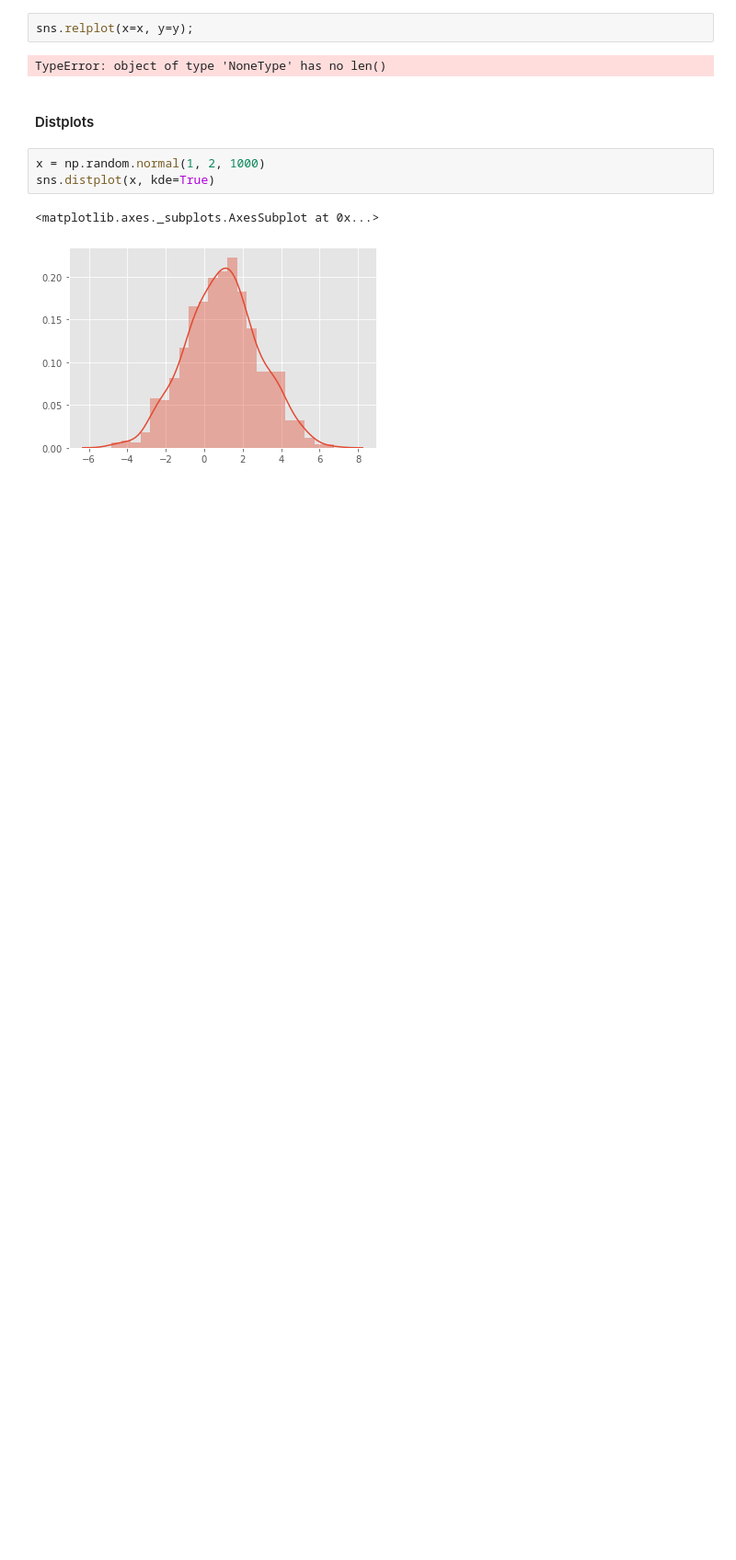
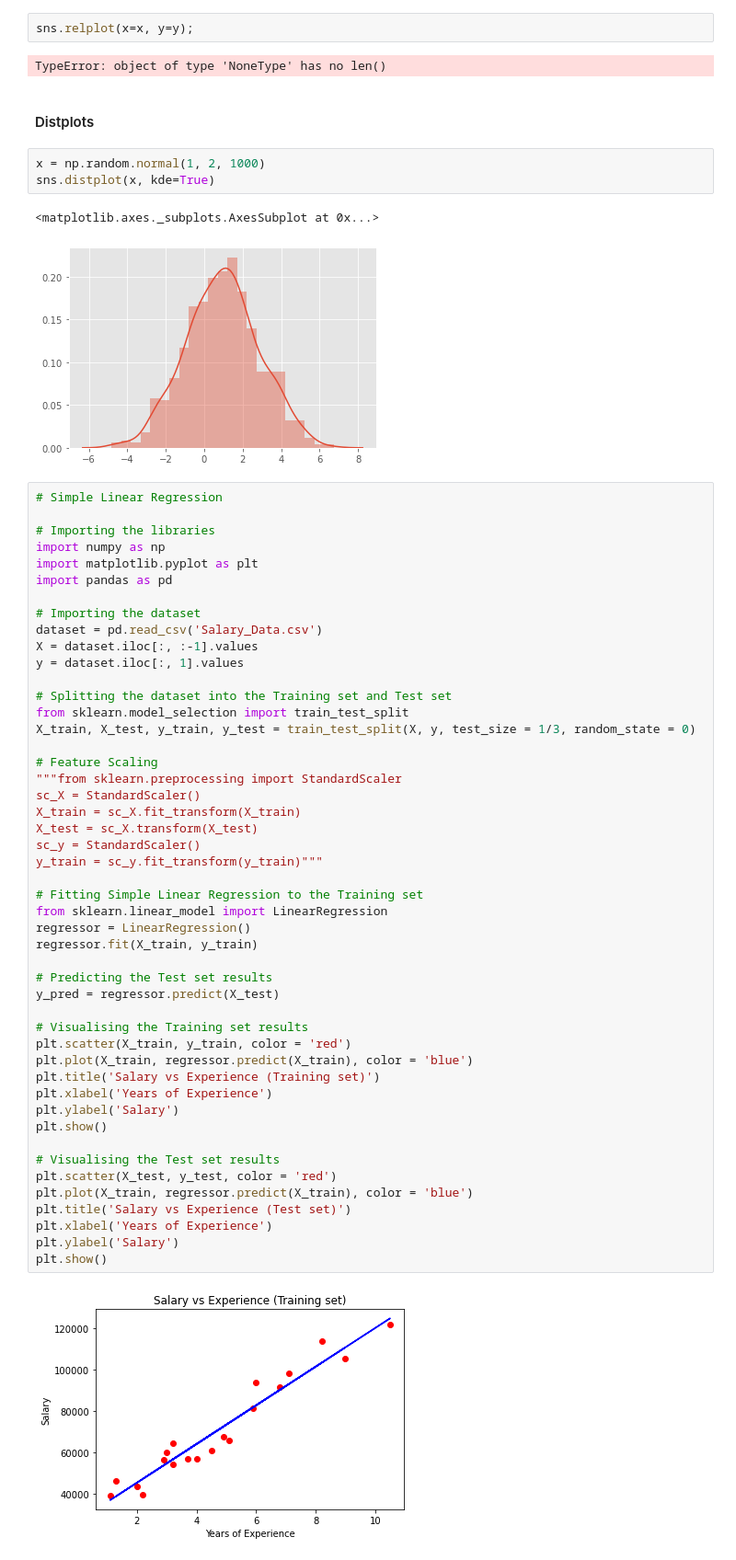
Before and after one commit to colm-o-caoimh/Plotting, a Jupyter notebook: Exploring plots.ipynb, the cells around one changed output. Shown at 92% size. Cells and saved outputs as stored; diff of their text form; blank space fills up the shorter version.

Commit message:
various files for plotting

```diff
--- a/Exploring plots.ipynb
+++ b/Exploring plots.ipynb
@@ -42,3 +42,53 @@ sns.distplot(x, kde=True)
 # %% [output]
 <matplotlib.axes._subplots.AxesSubplot at 0x...>
 [figure]
+# %%
+# Simple Linear Regression
+
+# Importing the libraries
+import numpy as np
+import matplotlib.pyplot as plt
+import pandas as pd
+
+# Importing the dataset
+dataset = pd.read_csv('Salary_Data.csv')
+X = dataset.iloc[:, :-1].values
+y = dataset.iloc[:, 1].values
+
+# Splitting the dataset into the Training set and Test set
+from sklearn.model_selection import train_test_split
+X_train, X_test, y_train, y_test = train_test_split(X, y, test_size = 1/3, random_state = 0)
+
+# Feature Scaling
+"""from sklearn.preprocessing import StandardScaler
+sc_X = StandardScaler()
+X_train = sc_X.fit_transform(X_train)
+X_test = sc_X.transform(X_test)
+sc_y = StandardScaler()
+y_train = sc_y.fit_transform(y_train)"""
+
+# Fitting Simple Linear Regression to the Training set
+from sklearn.linear_model import LinearRegression
+regressor = LinearRegression()
+regressor.fit(X_train, y_train)
+
+# Predicting the Test set results
+y_pred = regressor.predict(X_test)
+
+# Visualising the Training set results
+plt.scatter(X_train, y_train, color = 'red')
+plt.plot(X_train, regressor.predict(X_train), color = 'blue')
+plt.title('Salary vs Experience (Training set)')
+plt.xlabel('Years of Experience')
+plt.ylabel('Salary')
+plt.show()
+
+# Visualising the Test set results
+plt.scatter(X_test, y_test, color = 'red')
+plt.plot(X_train, regressor.predict(X_train), color = 'blue')
+plt.title('Salary vs Experience (Test set)')
+plt.xlabel('Years of Experience')
+plt.ylabel('Salary')
+plt.show()
+# %% [output]
+[figure, added]
```
Also changed, not shown: parts of 1 cell of this notebook, 6 other files.
